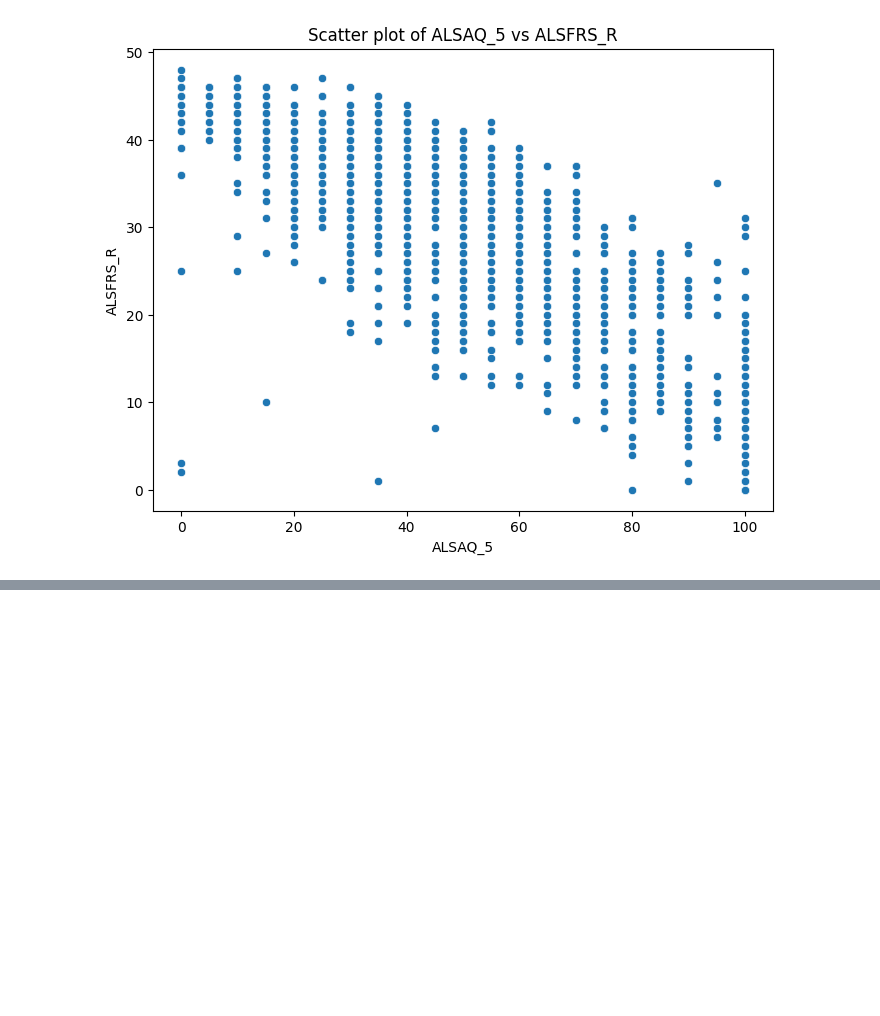
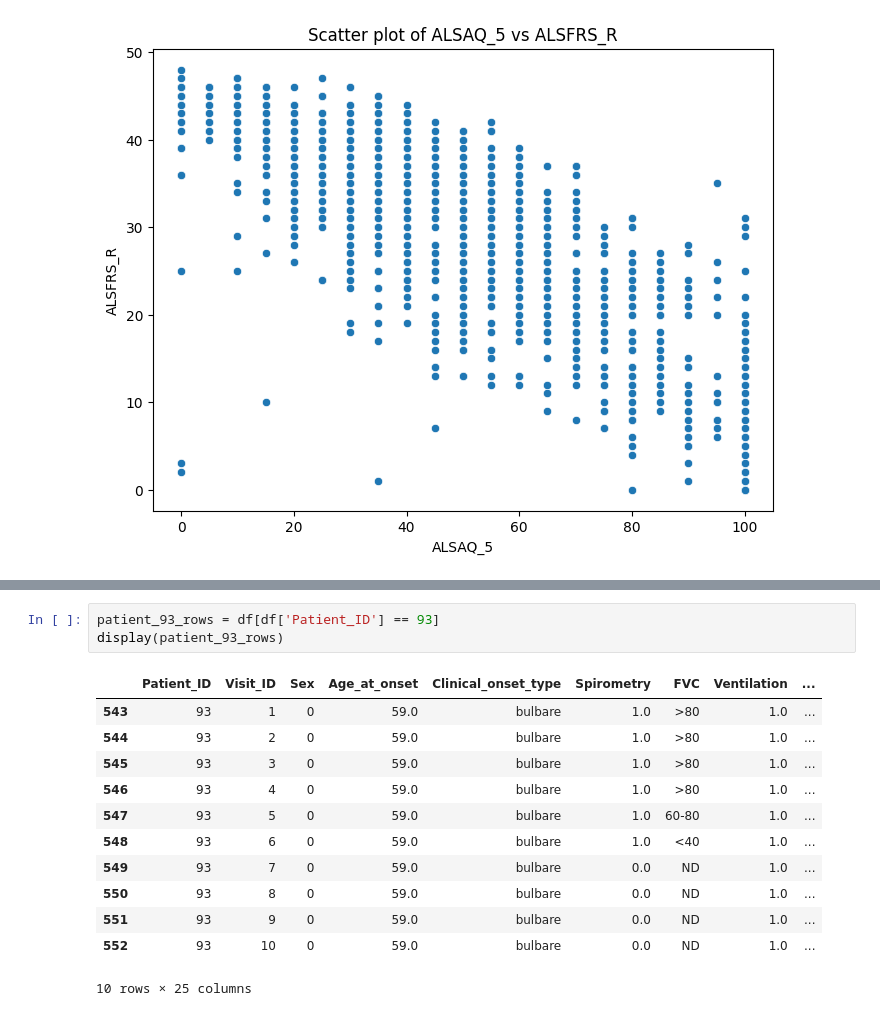
Before and after one commit to FaridRash/Advance-Statistical-Learnin--Semester-3, a Jupyter notebook: MH/PrePration.ipynb, the cells around one changed output, grey strips where cells are left out. Drawn from its saved outputs; the diff is of its cells as text; blank space fills up the shorter version.

```diff
--- a/MH/PrePration.ipynb
+++ b/MH/PrePration.ipynb
@@ -114,0 +135,16 @@ plt.show()
+# %%
+patient_93_rows = df[df['Patient_ID'] == 93]
+display(patient_93_rows)
+# %% [output]
+|  | Patient_ID | Visit_ID | Sex | Age_at_onset | Clinical_onset_type | Spirometry | FVC | Ventilation | ... |
+| 543 | 93 | 1 | 0 | 59.0 | bulbare | 1.0 | >80 | 1.0 | ... |
+| 544 | 93 | 2 | 0 | 59.0 | bulbare | 1.0 | >80 | 1.0 | ... |
+| 545 | 93 | 3 | 0 | 59.0 | bulbare | 1.0 | >80 | 1.0 | ... |
+| 546 | 93 | 4 | 0 | 59.0 | bulbare | 1.0 | >80 | 1.0 | ... |
+| 547 | 93 | 5 | 0 | 59.0 | bulbare | 1.0 | 60-80 | 1.0 | ... |
+| 548 | 93 | 6 | 0 | 59.0 | bulbare | 1.0 | <40 | 1.0 | ... |
+| 549 | 93 | 7 | 0 | 59.0 | bulbare | 0.0 | ND | 1.0 | ... |
+| 550 | 93 | 8 | 0 | 59.0 | bulbare | 0.0 | ND | 1.0 | ... |
+| 551 | 93 | 9 | 0 | 59.0 | bulbare | 0.0 | ND | 1.0 | ... |
+| 552 | 93 | 10 | 0 | 59.0 | bulbare | 0.0 | ND | 1.0 | ... |
+10 rows × 25 columns
```
Also changed, not shown: parts of 5 cells of this notebook.
